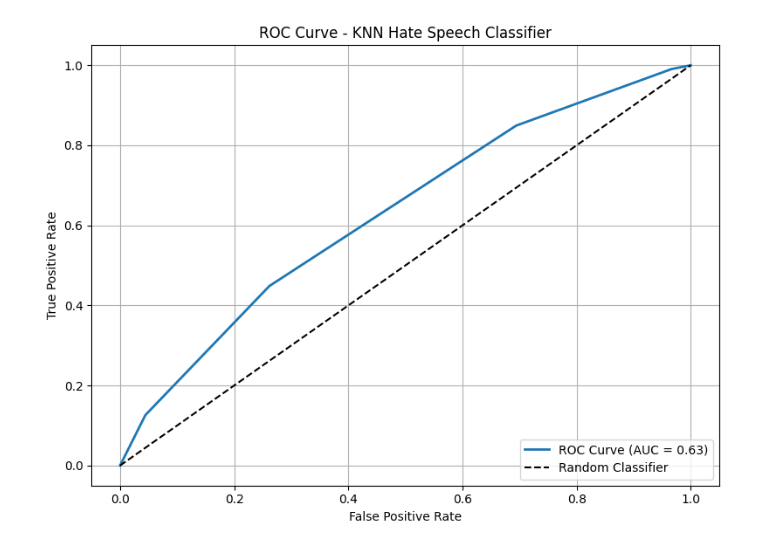
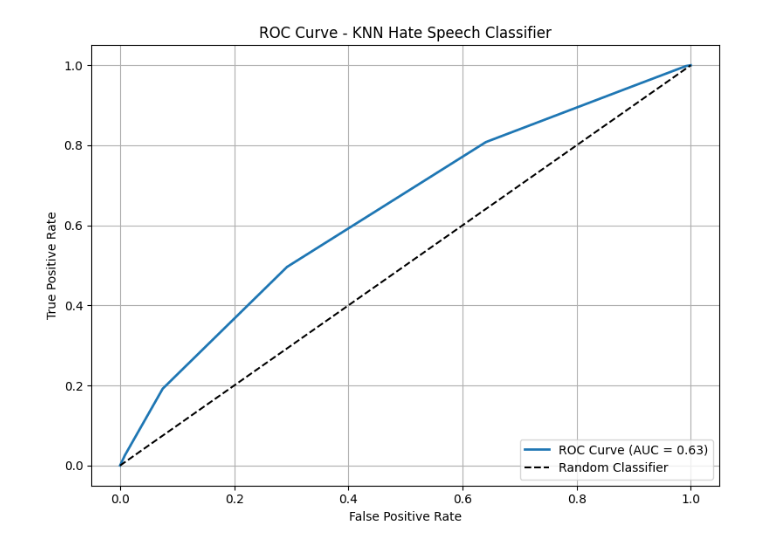
Before and after one commit to Vighnesh-Avadhanam/Hate-Speech-Classification, a Jupyter notebook: code/knn_hate_bert.ipynb, the cells around one changed output. Cells and saved outputs as stored; diff of their text form; code cells hidden in the pictures.

```diff
--- a/code/knn_hate_bert.ipynb
+++ b/code/knn_hate_bert.ipynb
@@ -192,7 +208,7 @@ We need to exterminate people that subject chil...
 # %%
-best_model.plot_roc_curve(X_test, test_labels_bin)
+best_model.plot_roc_curve(X_test_reduced, test_labels_bin)
 # %% [output]
-[figure, old version]
+[figure, new version]
 # %%
 precision, recall, _ = precision_recall_curve(test_labels_bin, custom_preds)
 avg_precision = average_precision_score(test_labels_bin, custom_preds)
```
Also changed, not shown: parts of 3 cells of this notebook.
